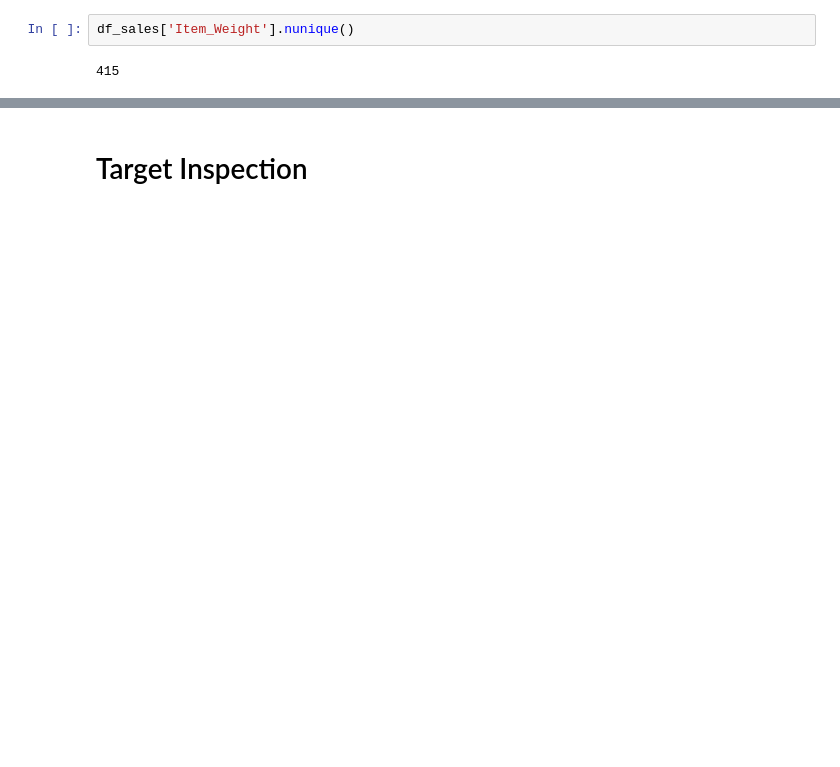
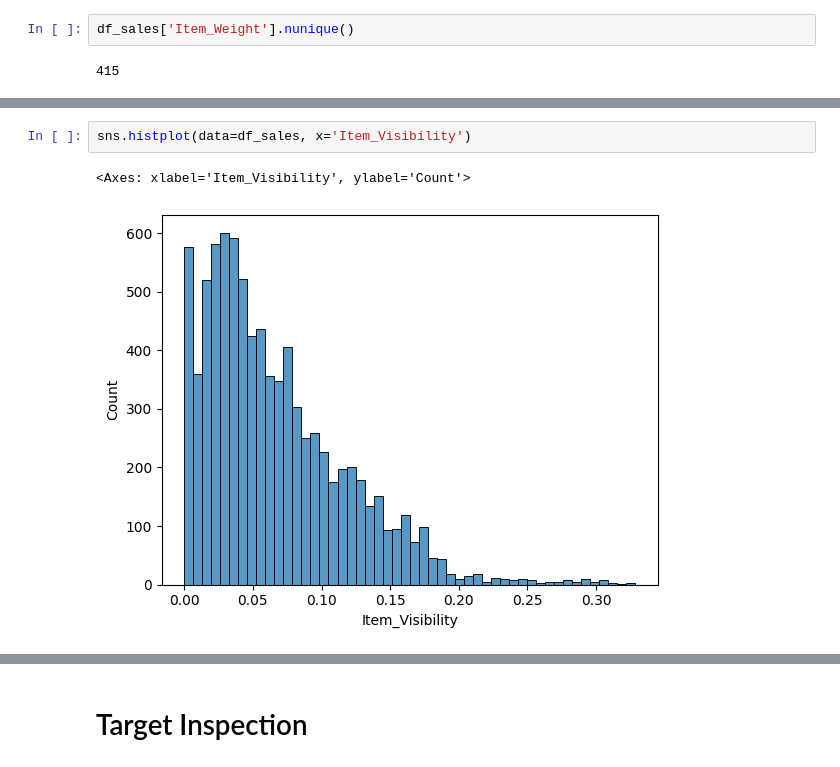
Before and after one commit to JamesCraig35/Prediction-of-Product-Sales, a Jupyter notebook: Prediction_of_Product_Sales.ipynb, the cells around one changed output, grey strips where cells are left out. Cells and saved outputs as stored; diff of their text form; blank space fills up the shorter version.

```diff
--- a/Prediction_of_Product_Sales.ipynb
+++ b/Prediction_of_Product_Sales.ipynb
@@ -378,0 +393,5 @@ df_sales['Item_Weight'].nunique()
+# %%
+sns.histplot(data=df_sales, x='Item_Visibility')
+# %% [output]
+<Axes: xlabel='Item_Visibility', ylabel='Count'>
+[figure, added]
```
Also changed, not shown: parts of 45 cells of this notebook.
